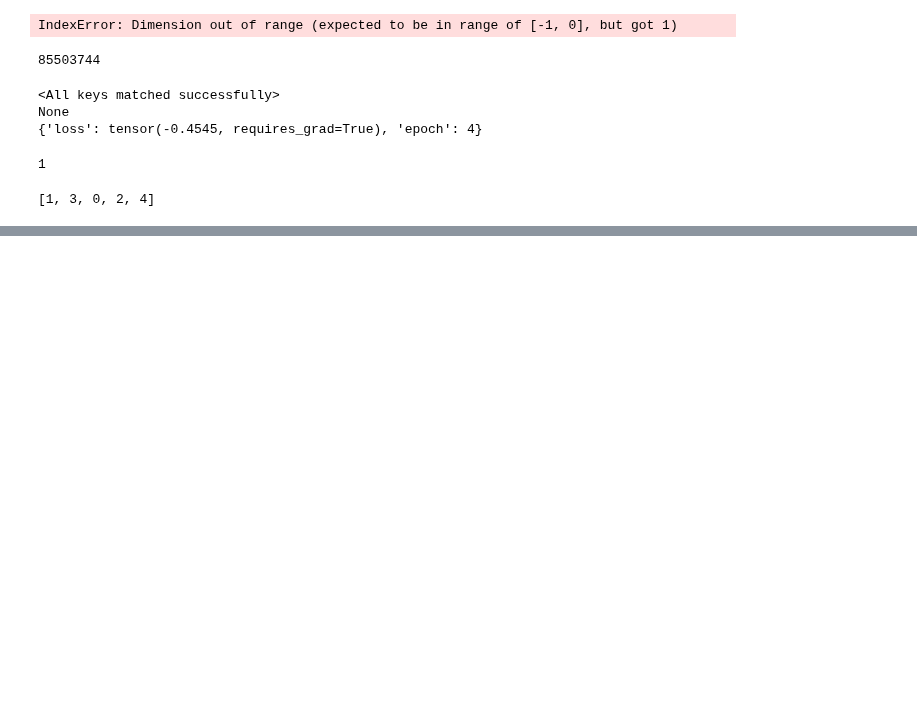
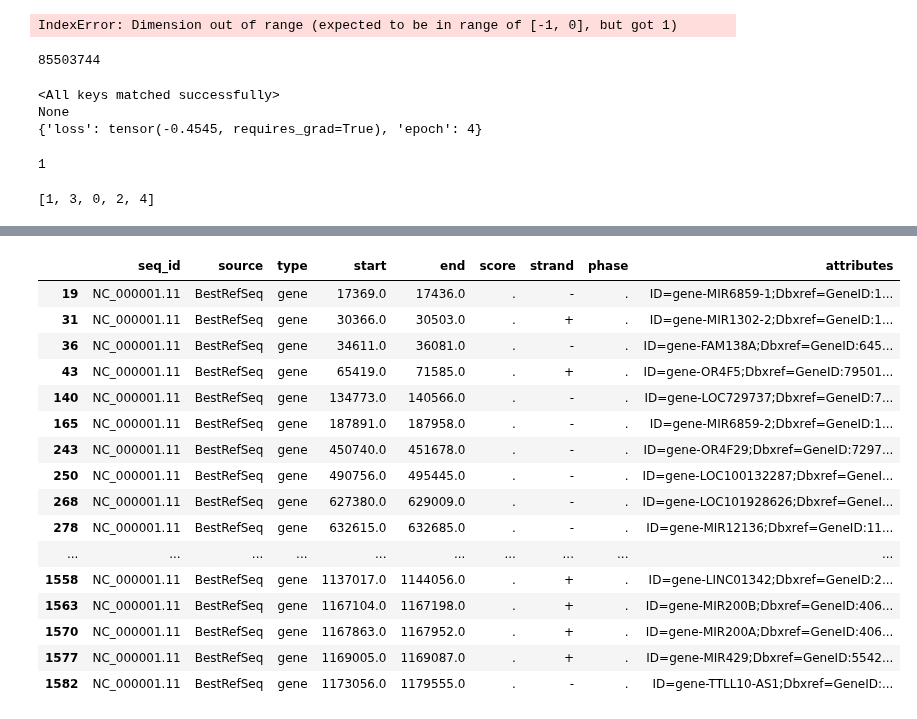
Before and after one commit to anwari32/sequence-processing, a Jupyter notebook: notebook.ipynb, the cells around one changed output, grey strips where cells are left out. Drawn from its saved outputs; the diff is of its cells as text; code cells hidden in the pictures; blank space fills up the shorter version.

```diff
--- a/notebook.ipynb
+++ b/notebook.ipynb
@@ -122,0 +143,7 @@ tokenizer.all_special_ids
+# %%
+import pandas as pd
+import os
+
+gene_annotation = os.path.join("data", "human", "ncbi-genomes-2022-07-21", "GCF_000001405.39_GRCh38.p13_genomic.gff", "GCF_000001405.39_GRCh38.p13_genomic.with-header.gff")
+df = pd.read_csv(gene_annotation, sep='\t')
+df.head(10)
@@ -122,0 +162,21 @@ tokenizer.all_special_ids
+# %%
+best_ref_seq_genes = df[(df["source"] == "BestRefSeq") & (df["type"] == "gene")]
+best_ref_seq_genes.head(30)
+# %% [output]
+|  | seq_id | source | type | start | end | score | strand | phase | attributes |
+| 19 | NC_000001.11 | BestRefSeq | gene | 17369.0 | 17436.0 | . | - | . | ID=gene-MIR6859-1;Dbxref=GeneID:1... |
+| 31 | NC_000001.11 | BestRefSeq | gene | 30366.0 | 30503.0 | . | + | . | ID=gene-MIR1302-2;Dbxref=GeneID:1... |
+| 36 | NC_000001.11 | BestRefSeq | gene | 34611.0 | 36081.0 | . | - | . | ID=gene-FAM138A;Dbxref=GeneID:645... |
+| 43 | NC_000001.11 | BestRefSeq | gene | 65419.0 | 71585.0 | . | + | . | ID=gene-OR4F5;Dbxref=GeneID:79501... |
+| 140 | NC_000001.11 | BestRefSeq | gene | 134773.0 | 140566.0 | . | - | . | ID=gene-LOC729737;Dbxref=GeneID:7... |
+| 165 | NC_000001.11 | BestRefSeq | gene | 187891.0 | 187958.0 | . | - | . | ID=gene-MIR6859-2;Dbxref=GeneID:1... |
+| 243 | NC_000001.11 | BestRefSeq | gene | 450740.0 | 451678.0 | . | - | . | ID=gene-OR4F29;Dbxref=GeneID:7297... |
+| 250 | NC_000001.11 | BestRefSeq | gene | 490756.0 | 495445.0 | . | - | . | ID=gene-LOC100132287;Dbxref=GeneI... |
+| 268 | NC_000001.11 | BestRefSeq | gene | 627380.0 | 629009.0 | . | - | . | ID=gene-LOC101928626;Dbxref=GeneI... |
+| 278 | NC_000001.11 | BestRefSeq | gene | 632615.0 | 632685.0 | . | - | . | ID=gene-MIR12136;Dbxref=GeneID:11... |
+| ... | ... | ... | ... | ... | ... | ... | ... | ... | ... |
+| 1558 | NC_000001.11 | BestRefSeq | gene | 1137017.0 | 1144056.0 | . | + | . | ID=gene-LINC01342;Dbxref=GeneID:2... |
+| 1563 | NC_000001.11 | BestRefSeq | gene | 1167104.0 | 1167198.0 | . | + | . | ID=gene-MIR200B;Dbxref=GeneID:406... |
+| 1570 | NC_000001.11 | BestRefSeq | gene | 1167863.0 | 1167952.0 | . | + | . | ID=gene-MIR200A;Dbxref=GeneID:406... |
+| 1577 | NC_000001.11 | BestRefSeq | gene | 1169005.0 | 1169087.0 | . | + | . | ID=gene-MIR429;Dbxref=GeneID:5542... |
+| 1582 | NC_000001.11 | BestRefSeq | gene | 1173056.0 | 1179555.0 | . | - | . | ID=gene-TTLL10-AS1;Dbxref=GeneID:... |
```
Also changed, not shown: parts of 2 cells of this notebook, 6 other files.
